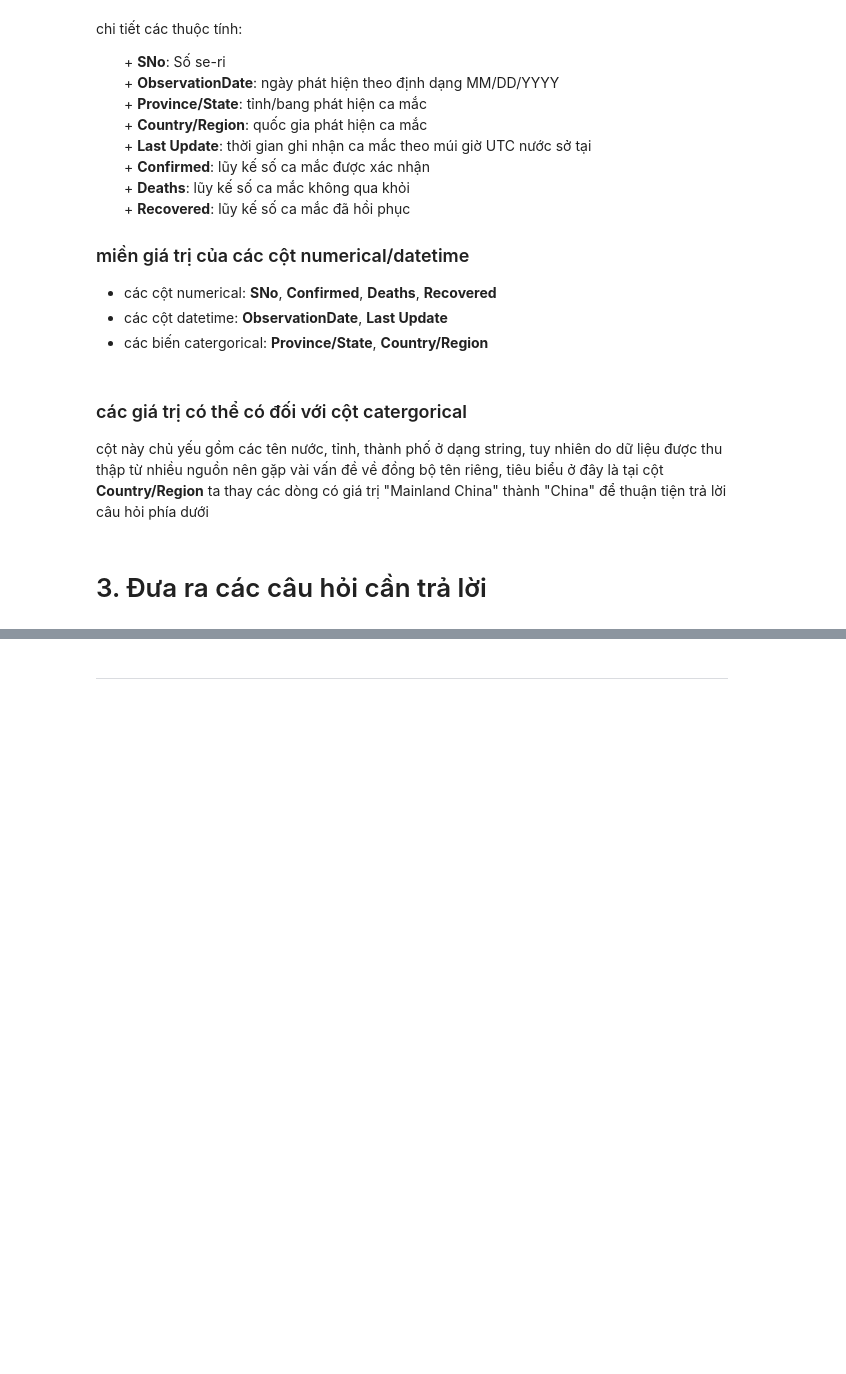
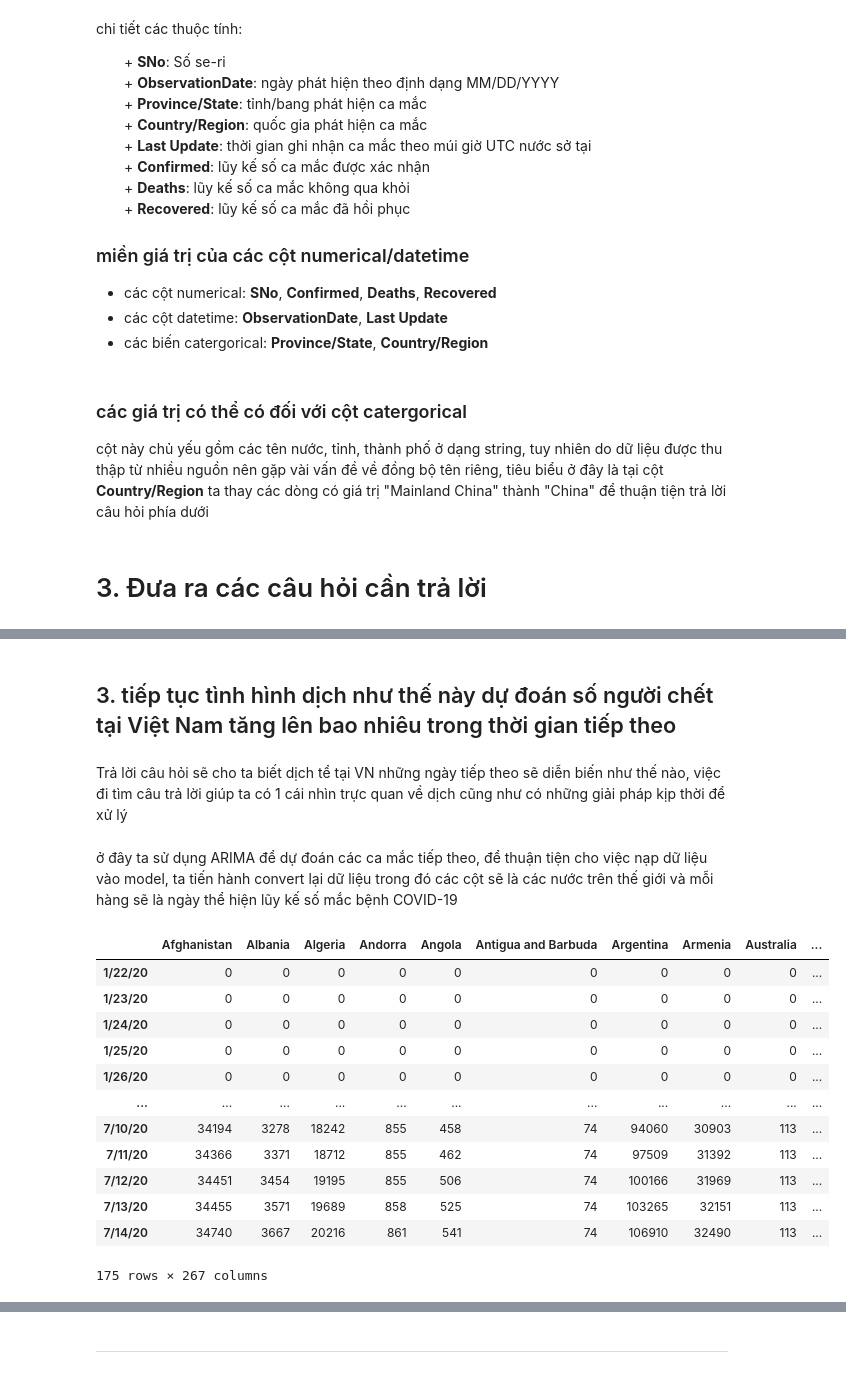
Before and after one commit to vonhatthinh/Final_Project_LTKHDL, a Jupyter notebook: 1712796-VoNhatThinh.ipynb, the cells around one changed output, grey strips where cells are left out. Saved outputs shown, nothing was run; the diff lists cells and outputs as text; code cells hidden in the pictures; blank space fills up the shorter version.

```diff
--- a/1712796-VoNhatThinh.ipynb
+++ b/1712796-VoNhatThinh.ipynb
@@ -319,0 +410,4 @@ Trình tự phân tích
+# %% [markdown]
+## 3. tiếp tục tình hình dịch như thế này dự đoán số người chết tại Việt Nam tăng lên bao nhiêu trong thời gian tiếp theo
+# %% [markdown]
+Trả lời câu hỏi sẽ cho ta biết dịch tể tại VN những ngày tiếp theo sẽ diễn biến như thế nào, việc đi tìm câu trả lời giúp ta có 1 cái nhìn trực quan về dịch cũng như có những giải pháp kịp thời để xử lý
@@ -319,0 +432,19 @@ Trình tự phân tích
+# %% [markdown]
+ở đây ta sử dụng ARIMA để dự đoán các ca mắc tiếp theo, để thuận tiện cho việc nạp dữ liệu vào model, ta tiến hành convert lại dữ liệu trong đó các cột sẽ là các nước trên thế giới và mỗi hàng sẽ là ngày thể hiện lũy kế số mắc bệnh COVID-19
+# %%
+df.columns = countrylist
+df
+# %% [output]
+|  | Afghanistan | Albania | Algeria | Andorra | Angola | Antigua and Barbuda | Argentina | Armenia | Australia | ... |
+| 1/22/20 | 0 | 0 | 0 | 0 | 0 | 0 | 0 | 0 | 0 | ... |
+| 1/23/20 | 0 | 0 | 0 | 0 | 0 | 0 | 0 | 0 | 0 | ... |
+| 1/24/20 | 0 | 0 | 0 | 0 | 0 | 0 | 0 | 0 | 0 | ... |
+| 1/25/20 | 0 | 0 | 0 | 0 | 0 | 0 | 0 | 0 | 0 | ... |
+| 1/26/20 | 0 | 0 | 0 | 0 | 0 | 0 | 0 | 0 | 0 | ... |
+| ... | ... | ... | ... | ... | ... | ... | ... | ... | ... | ... |
+| 7/10/20 | 34194 | 3278 | 18242 | 855 | 458 | 74 | 94060 | 30903 | 113 | ... |
+| 7/11/20 | 34366 | 3371 | 18712 | 855 | 462 | 74 | 97509 | 31392 | 113 | ... |
+| 7/12/20 | 34451 | 3454 | 19195 | 855 | 506 | 74 | 100166 | 31969 | 113 | ... |
+| 7/13/20 | 34455 | 3571 | 19689 | 858 | 525 | 74 | 103265 | 32151 | 113 | ... |
+| 7/14/20 | 34740 | 3667 | 20216 | 861 | 541 | 74 | 106910 | 32490 | 113 | ... |
+175 rows × 267 columns
```
Also changed, not shown: parts of 40 cells of this notebook.
